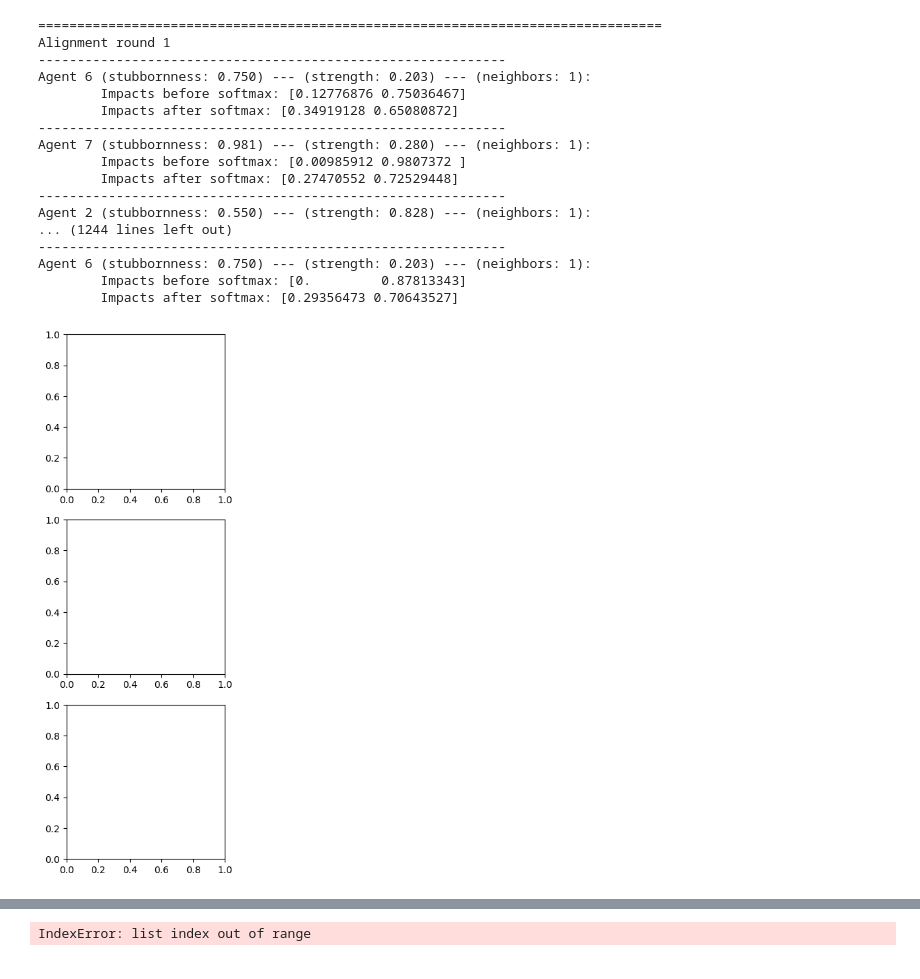
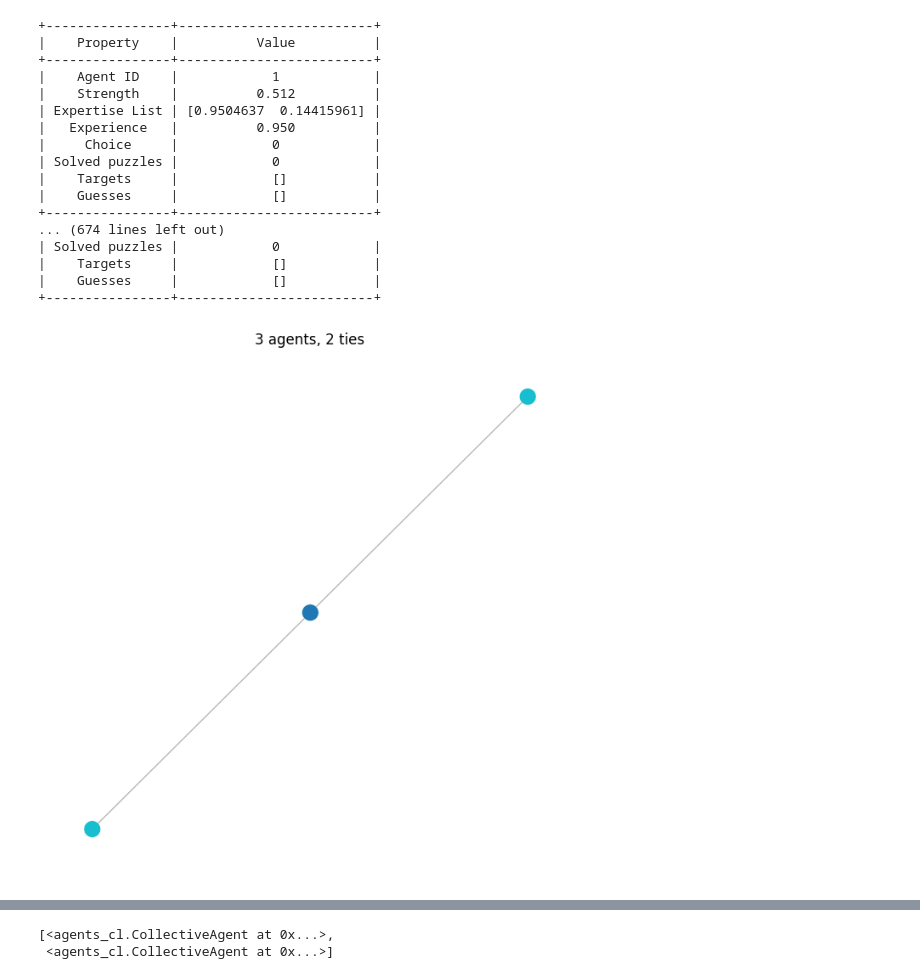
Before and after one commit to maxmalikov/Collective-Learning, a Jupyter notebook: Main/notebooks/alignmnet.ipynb, the cells around one changed output, grey strips where cells are left out. Cells and saved outputs as stored; diff of their text form; code cells hidden in the pictures.

```diff
--- a/Main/notebooks/alignmnet.ipynb
+++ b/Main/notebooks/alignmnet.ipynb
@@ -49,39 +32,46 @@ Agent 5 (stubbornness: 0.459) --- (strength: 0.917) --- (neighbors: 49):
 # %%
 scenario = "consultative"
+# scenario = "consensus"
 
 model = CollectiveLearningModel(
-    n_agents=10,
+    n_agents=3,
     n_choices=2,
     network_type=scenario,
     alignment_max_time=10,
     consensus_threshold=1.0,
     seed=1
 )
 
 for agent in model.agents_list:
-    agent.sampling = True
+    agent.sampling = False
+    agent.debug_mode = True
+    print(agent)
 
-fig, ax = plt.subplots(3, 1, figsize=(3, 10))
+model.draw_network()
 
 for i in range(3):
+    print("="*80)
+    print(f"Alignment round {i}")
     model.alignment_phase()
+    for agent in model.agents_list:
+        print(agent)
     model.draw_network()
 # %% [output]
-================================================================================
-Alignment round 1
-------------------------------------------------------------
-Agent 6 (stubbornness: 0.750) --- (strength: 0.203) --- (neighbors: 1):
-        Impacts before softmax: [0.12776876 0.75036467]
-        Impacts after softmax: [0.34919128 0.65080872]
-------------------------------------------------------------
-Agent 7 (stubbornness: 0.981) --- (strength: 0.280) --- (neighbors: 1):
-        Impacts before softmax: [0.00985912 0.9807372 ]
-        Impacts after softmax: [0.27470552 0.72529448]
-------------------------------------------------------------
-Agent 2 (stubbornness: 0.550) --- (strength: 0.828) --- (neighbors: 1):
-... (1244 lines left out)
-------------------------------------------------------------
-Agent 6 (stubbornness: 0.750) --- (strength: 0.203) --- (neighbors: 1):
-        Impacts before softmax: [0.         0.87813343]
-        Impacts after softmax: [0.29356473 0.70643527]
++----------------+-------------------------+
+|    Property    |          Value          |
++----------------+-------------------------+
+|    Agent ID    |            1            |
+|    Strength    |          0.512          |
+| Expertise List | [0.9504637  0.14415961] |
+|   Experience   |          0.950          |
+|     Choice     |            0            |
+| Solved puzzles |            0            |
+|    Targets     |            []           |
+|    Guesses     |            []           |
++----------------+-------------------------+
+... (674 lines left out)
+| Solved puzzles |            0            |
+|    Targets     |            []           |
+|    Guesses     |            []           |
++----------------+-------------------------+
-[figure, old version]
+[figure, new version]
@@ -91,8 +81,9 @@ Agent 6 (stubbornness: 0.750) --- (strength: 0.203) --- (neighbors: 1):
 # %%
-agent = model.agents_list[4]
+agent = model.agents_list[0]
 model.grid.get_neighbors(agent.node)
 # %% [output]
-IndexError: list index out of range
+[<agents_cl.CollectiveAgent at 0x...>,
+ <agents_cl.CollectiveAgent at 0x...>]
 # %%
 list_df = []
 NUM_ALL_CYCLE_ROUNDS = 1
```
Also changed, not shown: parts of 7 cells of this notebook, 2 other files.
